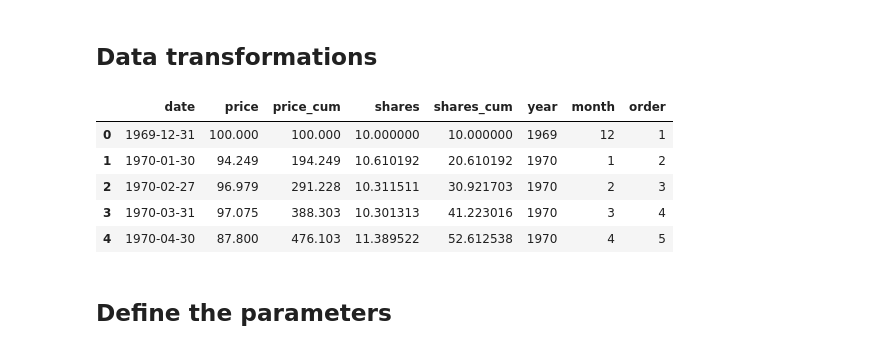
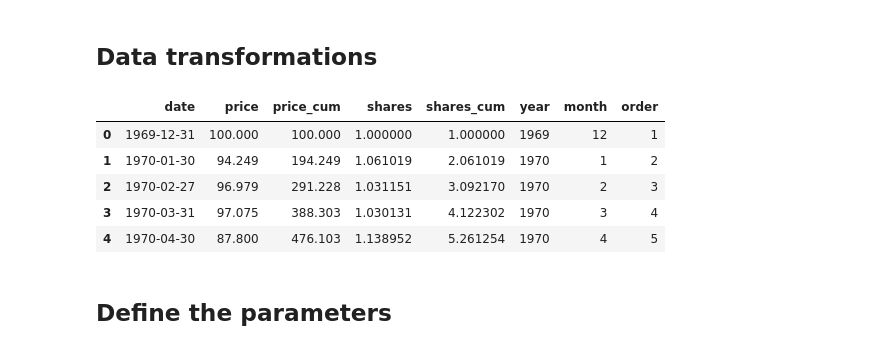
Before and after one commit to mikaelahonen/economical-cycle-timing, a Jupyter notebook: notebook-analysis.ipynb, the cells around one changed output. Drawn from its saved outputs; the diff is of its cells as text; code cells hidden in the pictures.

```diff
--- a/notebook-analysis.ipynb
+++ b/notebook-analysis.ipynb
@@ -37,38 +38,38 @@ display(df_xl.head())
 ## Data transformations
 # %%
 #Monhly investment (can be any number)
-inv = 1000
+inv = 100
 
 #df_tf = Data Frame TransFormed
 df_tf = df_xl.copy()
 
 #Cumulative price
 df_tf['price_cum'] = df_tf['price'].cumsum()
 
 #Number of shares if bought with 10 000 dollars
 df_tf['shares'] = inv / df_tf['price']
 
 #Cumulative shares
 df_tf['shares_cum'] = df_tf['shares'].cumsum()
 
 #Year column
 df_tf['year'] = df_tf['date'].dt.year
 
 #Month column
 df_tf['month'] = df_tf['date'].dt.month
 
 #Order column by time
 df_tf['order'] = df_tf['price'].index + 1
 
 #Show top rows
 display(df_tf.head())
 # %% [output]
 |  | date | price | price_cum | shares | shares_cum | year | month | order |
-| 0 | 1969-12-31 | 100.000 | 100.000 | 10.000000 | 10.000000 | 1969 | 12 | 1 |
-| 1 | 1970-01-30 | 94.249 | 194.249 | 10.610192 | 20.610192 | 1970 | 1 | 2 |
-| 2 | 1970-02-27 | 96.979 | 291.228 | 10.311511 | 30.921703 | 1970 | 2 | 3 |
-| 3 | 1970-03-31 | 97.075 | 388.303 | 10.301313 | 41.223016 | 1970 | 3 | 4 |
-| 4 | 1970-04-30 | 87.800 | 476.103 | 11.389522 | 52.612538 | 1970 | 4 | 5 |
+| 0 | 1969-12-31 | 100.000 | 100.000 | 1.000000 | 1.000000 | 1969 | 12 | 1 |
+| 1 | 1970-01-30 | 94.249 | 194.249 | 1.061019 | 2.061019 | 1970 | 1 | 2 |
+| 2 | 1970-02-27 | 96.979 | 291.228 | 1.031151 | 3.092170 | 1970 | 2 | 3 |
+| 3 | 1970-03-31 | 97.075 | 388.303 | 1.030131 | 4.122302 | 1970 | 3 | 4 |
+| 4 | 1970-04-30 | 87.800 | 476.103 | 1.138952 | 5.261254 | 1970 | 4 | 5 |
 # %% [markdown]
 ## Define the parameters
 # %%
```
Also changed, not shown: parts of 6 cells of this notebook.
